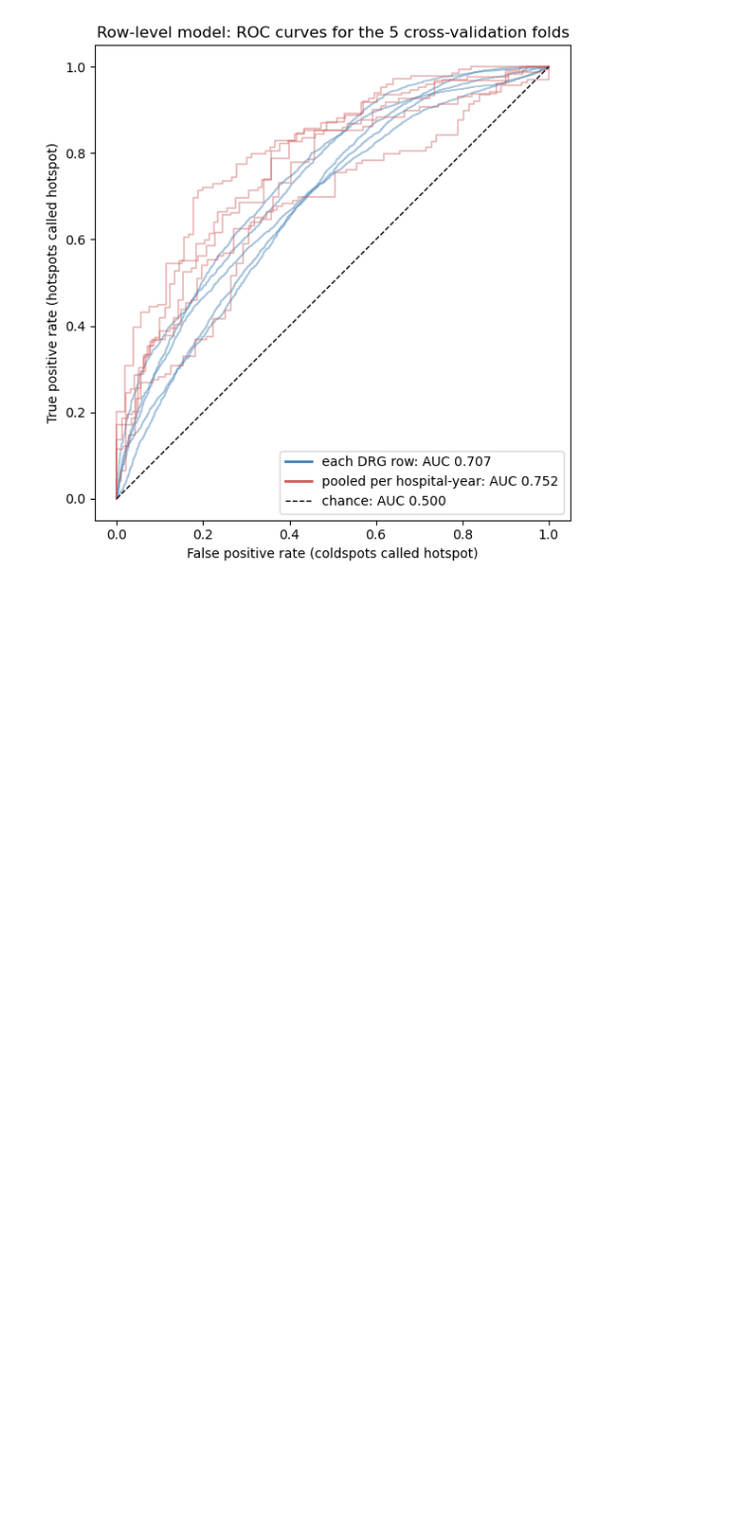
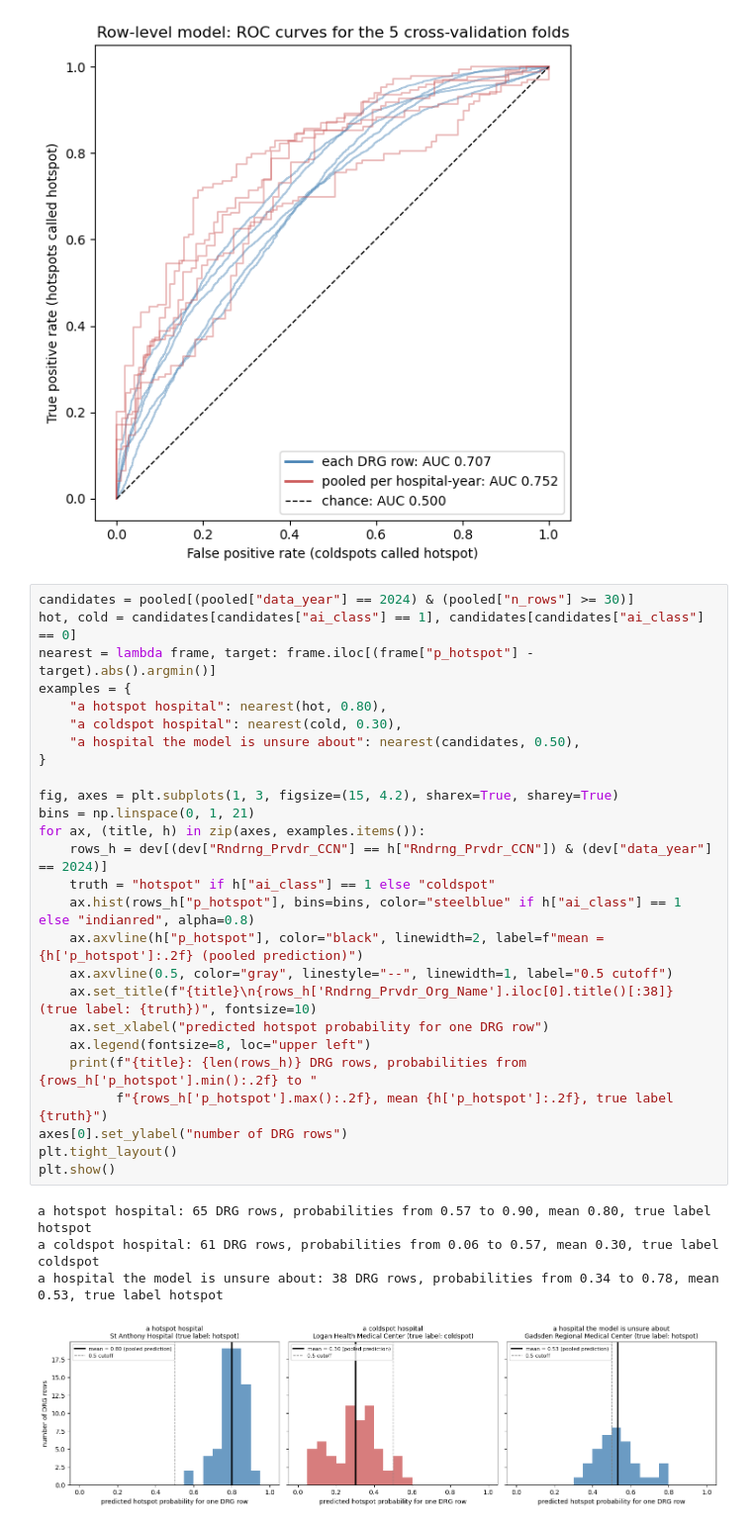
Before and after one commit to ellabellae/AIAdoptionHospitals, a Jupyter notebook: model.ipynb, the cells around one changed output. Shown at 99% size. Cells and saved outputs as stored; diff of their text form; blank space fills up the shorter version.

Commit message:
adding hospital-level analysis of predictions

```diff
--- a/model.ipynb
+++ b/model.ipynb
@@ -688,3 +688,34 @@ plt.tight_layout()
 plt.show()
 # %% [output]
 [figure]
+# %%
+candidates = pooled[(pooled["data_year"] == 2024) & (pooled["n_rows"] >= 30)]
+hot, cold = candidates[candidates["ai_class"] == 1], candidates[candidates["ai_class"] == 0]
+nearest = lambda frame, target: frame.iloc[(frame["p_hotspot"] - target).abs().argmin()]
+examples = {
+    "a hotspot hospital": nearest(hot, 0.80),
+    "a coldspot hospital": nearest(cold, 0.30),
+    "a hospital the model is unsure about": nearest(candidates, 0.50),
+}
+
+fig, axes = plt.subplots(1, 3, figsize=(15, 4.2), sharex=True, sharey=True)
+bins = np.linspace(0, 1, 21)
+for ax, (title, h) in zip(axes, examples.items()):
+    rows_h = dev[(dev["Rndrng_Prvdr_CCN"] == h["Rndrng_Prvdr_CCN"]) & (dev["data_year"] == 2024)]
+    truth = "hotspot" if h["ai_class"] == 1 else "coldspot"
+    ax.hist(rows_h["p_hotspot"], bins=bins, color="steelblue" if h["ai_class"] == 1 else "indianred", alpha=0.8)
+    ax.axvline(h["p_hotspot"], color="black", linewidth=2, label=f"mean = {h['p_hotspot']:.2f} (pooled prediction)")
+    ax.axvline(0.5, color="gray", linestyle="--", linewidth=1, label="0.5 cutoff")
+    ax.set_title(f"{title}\n{rows_h['Rndrng_Prvdr_Org_Name'].iloc[0].title()[:38]} (true label: {truth})", fontsize=10)
+    ax.set_xlabel("predicted hotspot probability for one DRG row")
+    ax.legend(fontsize=8, loc="upper left")
+    print(f"{title}: {len(rows_h)} DRG rows, probabilities from {rows_h['p_hotspot'].min():.2f} to "
+          f"{rows_h['p_hotspot'].max():.2f}, mean {h['p_hotspot']:.2f}, true label {truth}")
+axes[0].set_ylabel("number of DRG rows")
+plt.tight_layout()
+plt.show()
+# %% [output]
+a hotspot hospital: 65 DRG rows, probabilities from 0.57 to 0.90, mean 0.80, true label hotspot
+a coldspot hospital: 61 DRG rows, probabilities from 0.06 to 0.57, mean 0.30, true label coldspot
+a hospital the model is unsure about: 38 DRG rows, probabilities from 0.34 to 0.78, mean 0.53, true label hotspot
+[figure, added]
```
Also changed, not shown: parts of 2 cells of this notebook.
